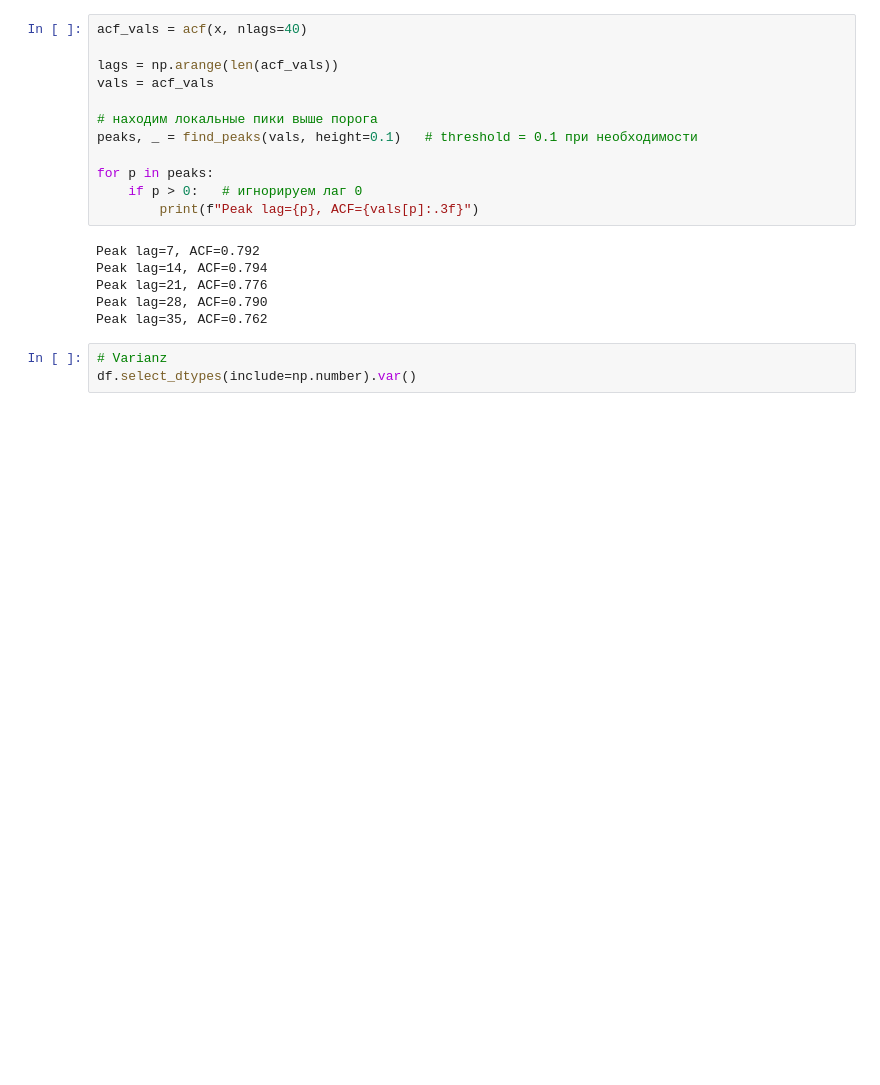
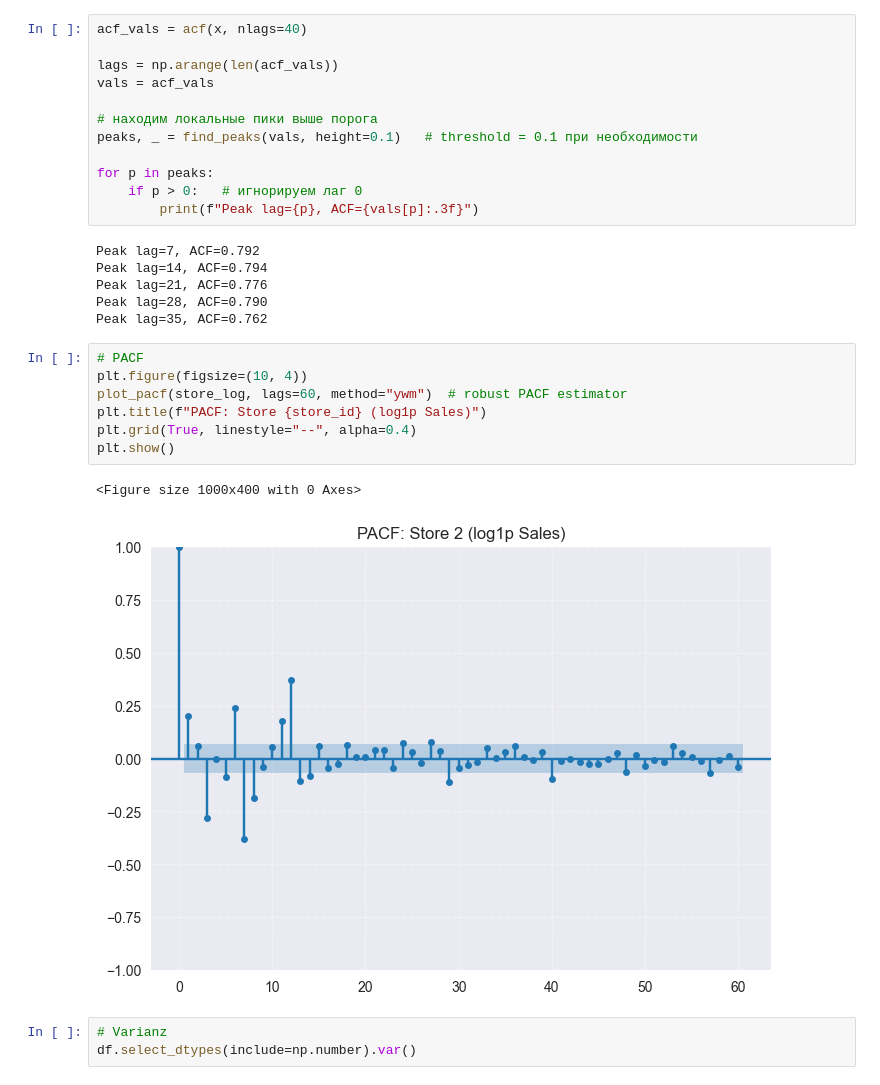
Before and after one commit to vburlay/Rossmann, a Jupyter notebook: notebooks/rossmann_eda.ipynb, the cells around one changed output. Saved outputs shown, nothing was run; the diff lists cells and outputs as text; blank space fills up the shorter version.

```diff
--- a/notebooks/rossmann_eda.ipynb
+++ b/notebooks/rossmann_eda.ipynb
@@ -426,6 +428,16 @@ Peak lag=14, ACF=0.794
 Peak lag=21, ACF=0.776
 Peak lag=28, ACF=0.790
 Peak lag=35, ACF=0.762
+# %%
+# PACF
+plt.figure(figsize=(10, 4))
+plot_pacf(store_log, lags=60, method="ywm")  # robust PACF estimator
+plt.title(f"PACF: Store {store_id} (log1p Sales)")
+plt.grid(True, linestyle="--", alpha=0.4)
+plt.show()
+# %% [output]
+<Figure size 1000x400 with 0 Axes>
+[figure, added]
 # %%
 # Varianz
 df.select_dtypes(include=np.number).var()
```
Also changed, not shown: parts of 9 cells of this notebook.
